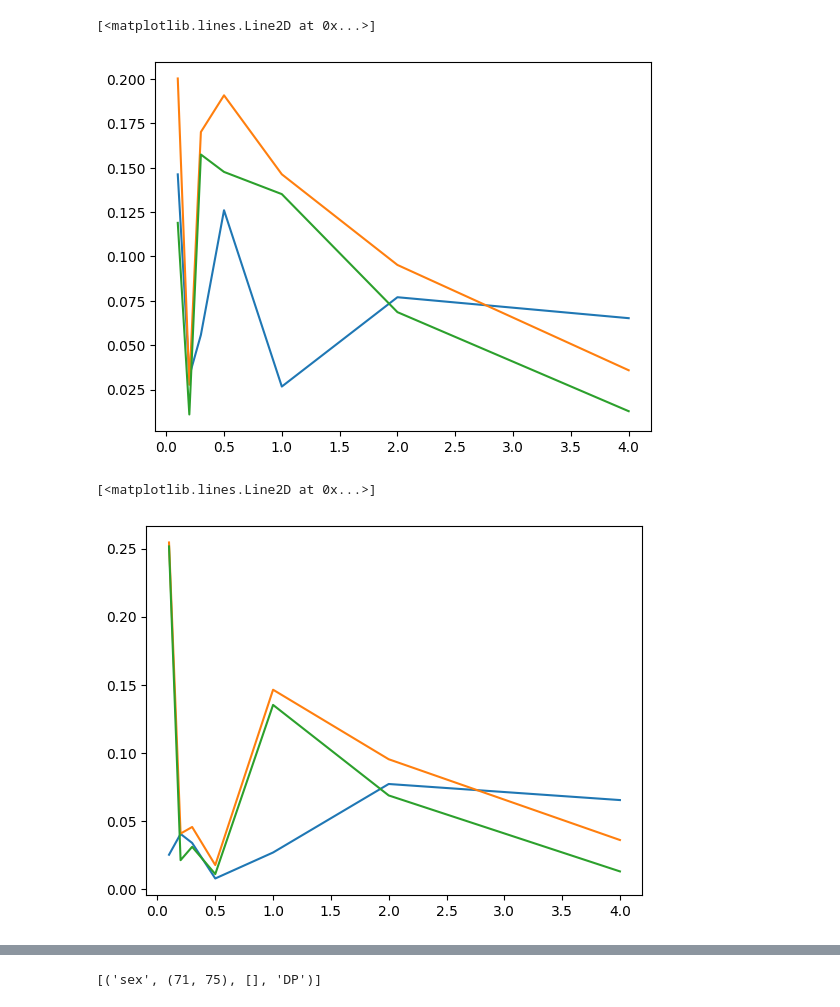
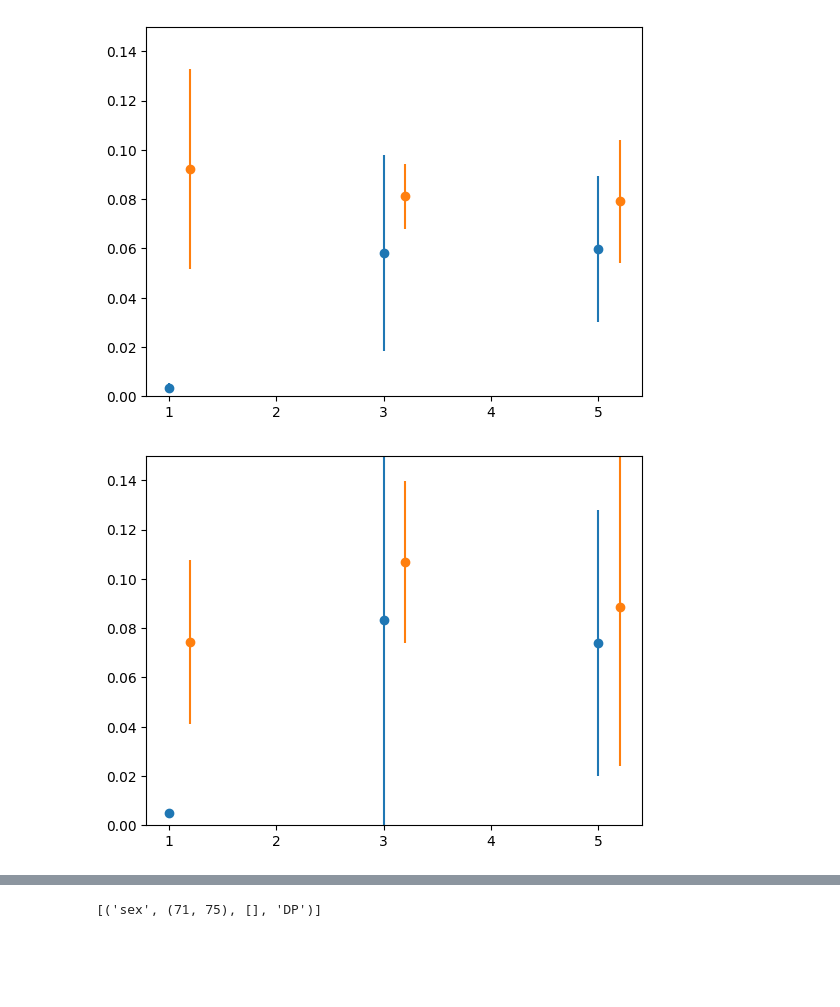
Before and after one commit to Eponeshnikov/DPFairDeepLearning, a Jupyter notebook: postprocessing.ipynb, the cells around one changed output, grey strips where cells are left out. Drawn from its saved outputs; the diff is of its cells as text; code cells hidden in the pictures; blank space fills up the shorter version.

```diff
--- a/postprocessing.ipynb
+++ b/postprocessing.ipynb
@@ -58,0 +81,29 @@ eop[5::7]
+# %%
+dp_ = []
+eod_ = []
+eop_ = []
+acc_ = []
+x = [1.,3.,5.]
+for i in task_list:
+    p = i.get_parameters_as_dict()
+    if float(p['Args']['advweight']) in x and p['Args']['lr_adv']=='0.11' and p['Args']['arch']=='DP':
+        scalars = i.get_reported_scalars()
+        dp_.append(scalars['ΔDP'][f'Dem_Par test']['y'][-1])
+        eod_.append(scalars['ΔEOD'][f'Dem_Par test']['y'][-1])
+        eop_.append(scalars['ΔEOP'][f'Dem_Par test']['y'][-1])
+        acc_.append(scalars['Accuracy'][f'Dem_Par test']['y'][-1])
+# %%
+import numpy as np
+dp_avg_ = [np.mean(dp_[i::len(x)]) for i in range(len(x))]
+eod_avg_ = [np.mean(eod_[i::len(x)]) for i in range(len(x))]
+eop_avg_ = [np.mean(eop_[i::len(x)]) for i in range(len(x))]
+acc_avg_ = [np.mean(acc_[i::len(x)]) for i in range(len(x))]
+dp_std_ = [np.std(dp_[i::len(x)]) for i in range(len(x))]
+eod_std_ = [np.std(eod_[i::len(x)]) for i in range(len(x))]
+eop_std_ = [np.std(eop_[i::len(x)])for i in range(len(x))]
+acc_std_ = [np.std(acc_[i::len(x)]) for i in range(len(x))]
+
+print(dp_avg_, dp_std_)
+print(eod_avg_, eod_std_)
+print(eop_avg_, eop_std_)
+print(acc_avg_, acc_std_)
@@ -59,16 +115,14 @@ eop[5::7]
 # %%
-x = [0.1, 0.2, 0.3, 0.5, 1, 2, 4]
-plt.plot(x, dp[:4] + dp[len(x)+4:])
-plt.plot(x, eod[:4] + eod[len(x)+4:])
-plt.plot(x, eop[:4] + eop[len(x)+4:])
+import matplotlib.pyplot as plt
+x = np.array([1.,3.,5.])
+plt.errorbar(x, dp_avg_, yerr=dp_std_, fmt='o')
+plt.errorbar(x+0.2, dp_avg, yerr=dp_std, fmt='o')
+plt.ylim(0, 0.15)
+plt.show()
+plt.errorbar(x, eod_avg_, yerr=eod_std_, fmt='o')
+plt.errorbar(x+0.2, eod_avg, yerr=eod_std, fmt='o')
+plt.ylim(0, 0.15)
+plt.show()
 # %% [output]
-[<matplotlib.lines.Line2D at 0x...>]
-[figure, old version]
+[figure, new version]
+[figure, added]
-# %%
-x = [0.1, 0.2, 0.3, 0.5, 1, 2, 4]
-plt.plot(x, dp[len(x):])
-plt.plot(x, eod[len(x):])
-plt.plot(x, eop[len(x):])
-# %% [output]
-[<matplotlib.lines.Line2D at 0x...>]
-[figure, removed]
```
Also changed, not shown: parts of 8 cells of this notebook, 7 other files.
